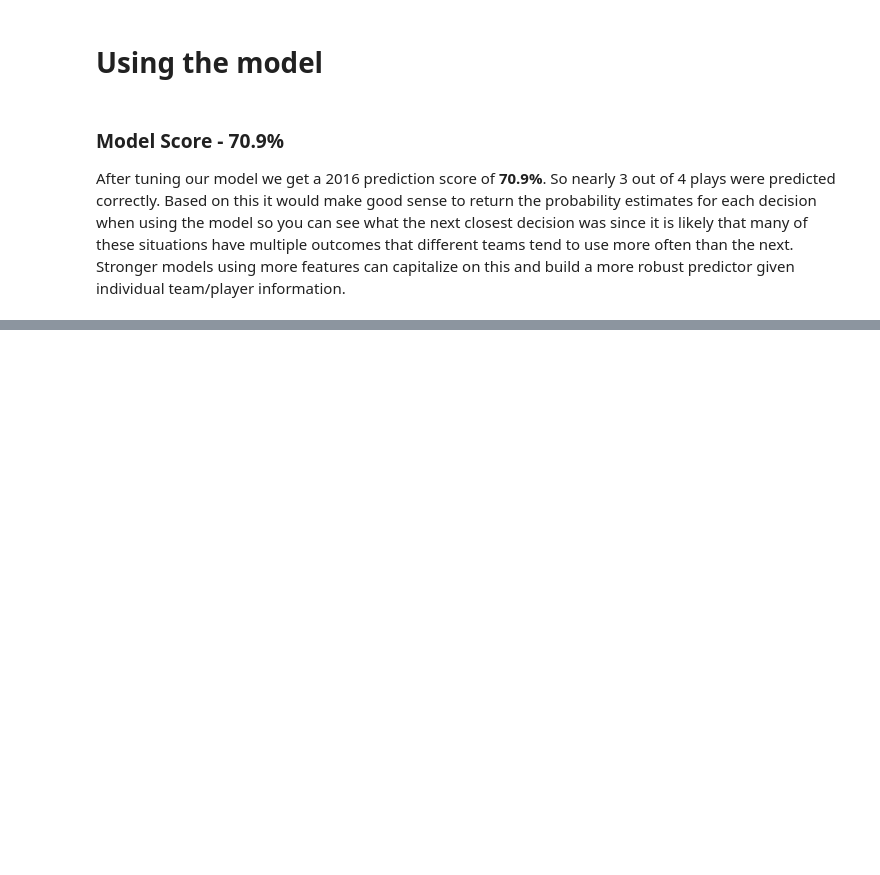
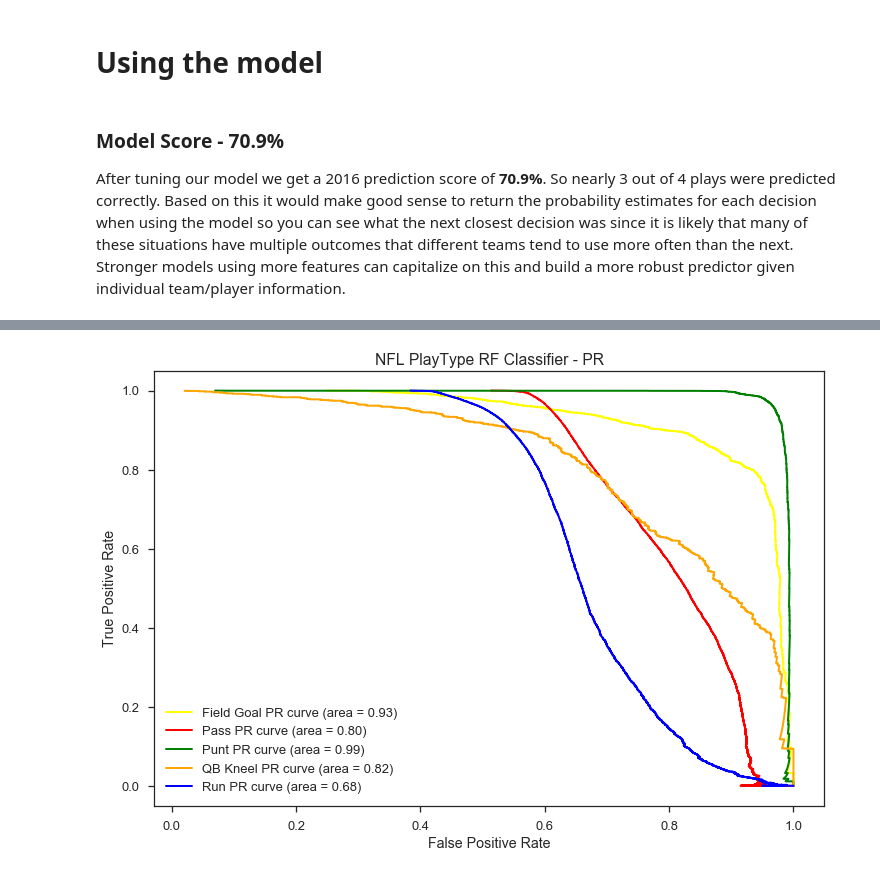
Before and after one commit to skrzym/monday-morning-quarterback, a Jupyter notebook: Research/NFL_PlayByPlay/Building a Random Forest Classification Model for NFL Decisions.ipynb, the cells around one changed output, grey strips where cells are left out. Drawn from its saved outputs; the diff is of its cells as text; code cells hidden in the pictures; blank space fills up the shorter version.

```diff
--- a/Research/NFL_PlayByPlay/Building a Random Forest Classification Model for NFL Decisions.ipynb
+++ b/Research/NFL_PlayByPlay/Building a Random Forest Classification Model for NFL Decisions.ipynb
@@ -328,0 +297,17 @@ FPR: 0.0
+# %%
+colors = {'Pass':'red', 'Run':'blue', 'Punt':'green', 'QB Kneel':'orange', 'Field Goal':'yellow'}
+sns.set_context('talk')
+plt.figure(figsize=(12,8))
+lw = 2
+for cls in rfc_classes:
+    plt.plot(pre[cls],rec[cls], color=colors[cls],lw=lw,label=cls + ' PR curve (area = %0.2f)' % auc(rec[cls],pre[cls]))
+#plt.plot([0, 1], [0, 1], color='navy', lw=lw, linestyle='--')
+#plt.xlim([0.0, 1.0])
+#plt.ylim([0.0, 1.05])
+plt.xlabel('False Positive Rate')
+plt.ylabel('True Positive Rate')
+plt.title('NFL PlayType RF Classifier - PR')
+plt.legend(loc="lower left")
+plt.show()
+# %% [output]
+[figure, added]
```
Also changed, not shown: parts of 18 cells of this notebook, 18 other files.
